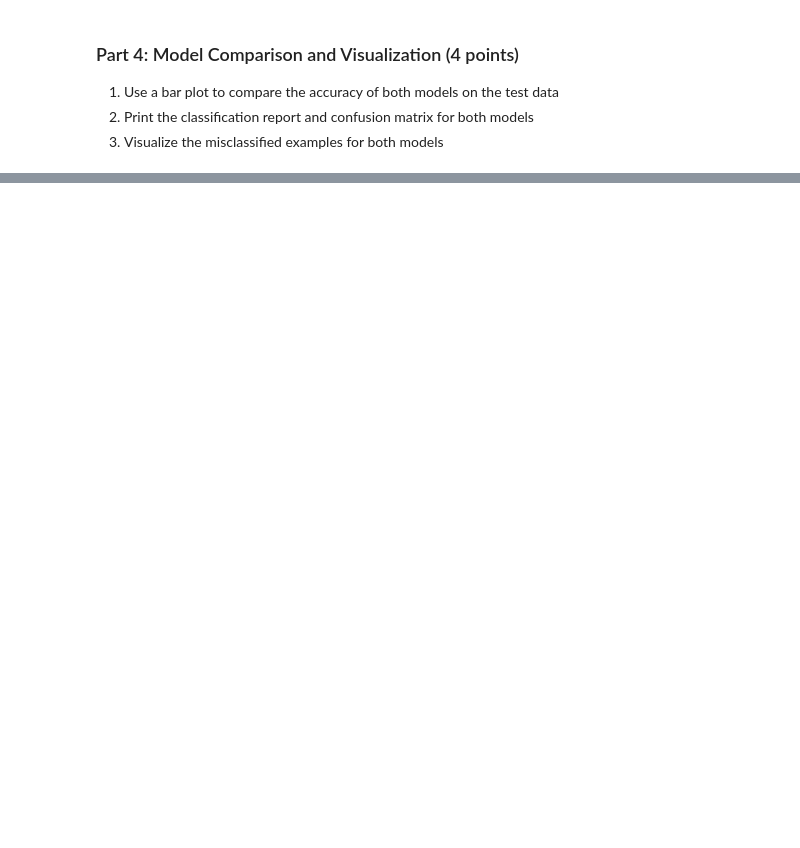
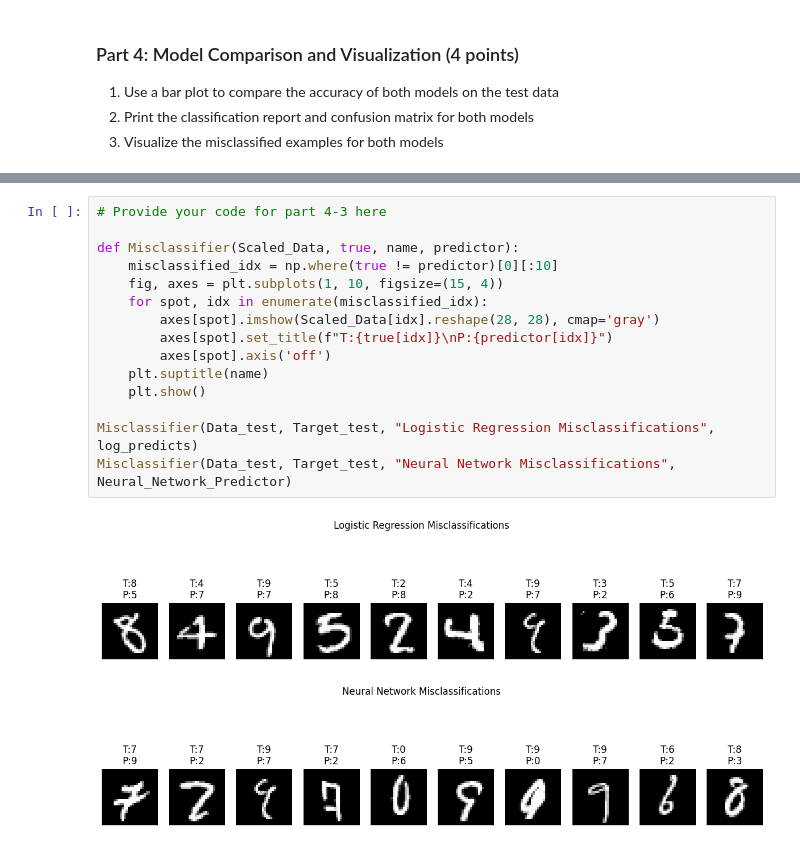
Before and after one commit to Cooper1217/BME3053C-Spring-2025, a Jupyter notebook: HW/supervised_homework-1.ipynb, the cells around one changed output, grey strips where cells are left out. Cells and saved outputs as stored; diff of their text form; blank space fills up the shorter version.

```diff
--- a/HW/supervised_homework-1.ipynb
+++ b/HW/supervised_homework-1.ipynb
@@ -80,0 +144,18 @@ for spot in range(16)
+# %%
+# Provide your code for part 4-3 here
+
+def Misclassifier(Scaled_Data, true, name, predictor):
+    misclassified_idx = np.where(true != predictor)[0][:10]
+    fig, axes = plt.subplots(1, 10, figsize=(15, 4))
+    for spot, idx in enumerate(misclassified_idx):
+        axes[spot].imshow(Scaled_Data[idx].reshape(28, 28), cmap='gray')
+        axes[spot].set_title(f"T:{true[idx]}\nP:{predictor[idx]}")
+        axes[spot].axis('off')
+    plt.suptitle(name)
+    plt.show()
+
+Misclassifier(Data_test, Target_test, "Logistic Regression Misclassifications", log_predicts)
+Misclassifier(Data_test, Target_test, "Neural Network Misclassifications", Neural_Network_Predictor)
+# %% [output]
+[figure, added]
+[figure, added]
```
Also changed, not shown: parts of 10 cells of this notebook.
